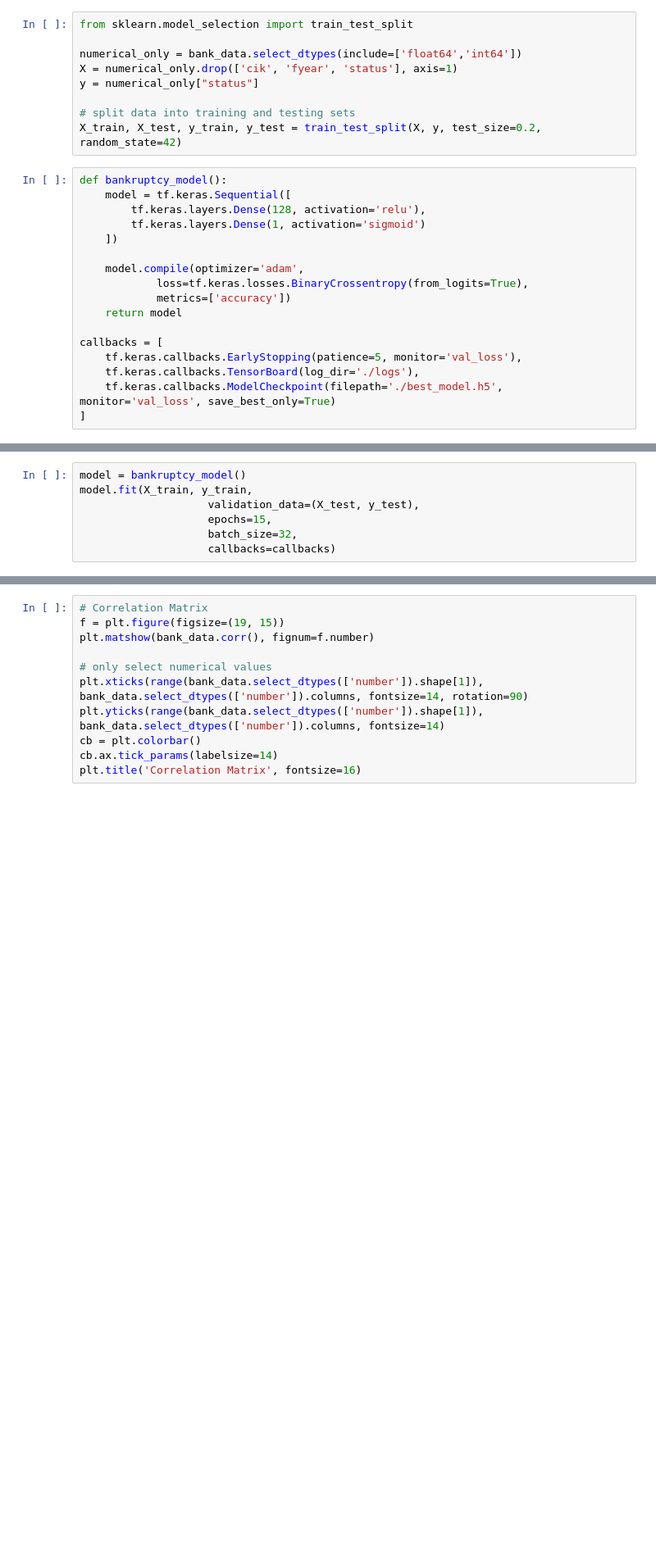
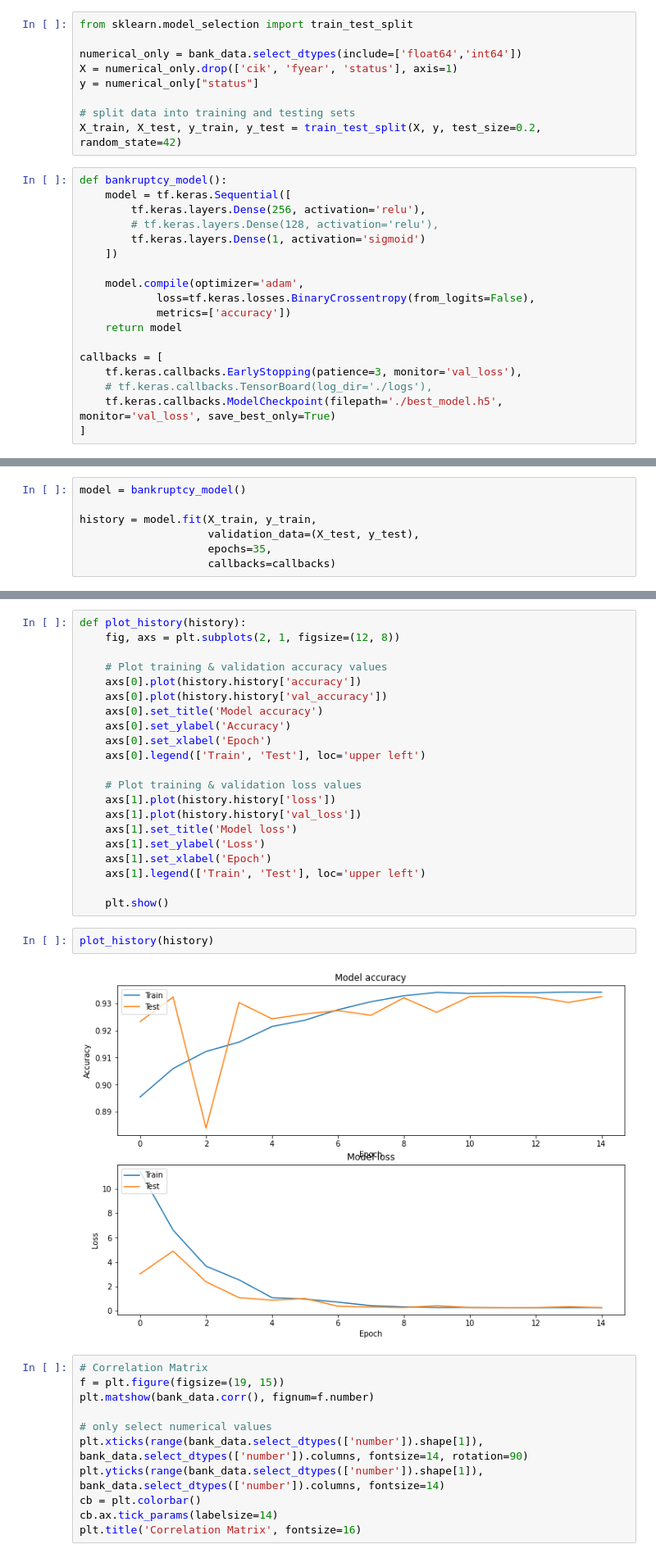
Before and after one commit to EvanaHolevas/going-concern-198, a Jupyter notebook: tf_bankruptcy.ipynb, the cells around one changed output, grey strips where cells are left out. Shown at 82% size. Saved outputs shown, nothing was run; the diff lists cells and outputs as text; blank space fills up the shorter version.

```diff
--- a/tf_bankruptcy.ipynb
+++ b/tf_bankruptcy.ipynb
@@ -21,17 +21,18 @@ X_train, X_test, y_train, y_test = train_test_split(X, y, test_size=0.2, random_
 # %%
 def bankruptcy_model():
     model = tf.keras.Sequential([
-        tf.keras.layers.Dense(128, activation='relu'),
+        tf.keras.layers.Dense(256, activation='relu'),
+        # tf.keras.layers.Dense(128, activation='relu'),
         tf.keras.layers.Dense(1, activation='sigmoid')
     ])
 
     model.compile(optimizer='adam',
-            loss=tf.keras.losses.BinaryCrossentropy(from_logits=True),
+            loss=tf.keras.losses.BinaryCrossentropy(from_logits=False),
             metrics=['accuracy'])
     return model
 
 callbacks = [
-    tf.keras.callbacks.EarlyStopping(patience=5, monitor='val_loss'),
-    tf.keras.callbacks.TensorBoard(log_dir='./logs'),
+    tf.keras.callbacks.EarlyStopping(patience=3, monitor='val_loss'),
+    # tf.keras.callbacks.TensorBoard(log_dir='./logs'),
     tf.keras.callbacks.ModelCheckpoint(filepath='./best_model.h5', monitor='val_loss', save_best_only=True)
 ]
@@ -38,8 +69,8 @@ callbacks = [
 # %%
 model = bankruptcy_model()
-model.fit(X_train, y_train,
+
+history = model.fit(X_train, y_train,
                     validation_data=(X_test, y_test),
-                    epochs=15,
-                    batch_size=32,
+                    epochs=35,
                     callbacks=callbacks)
 # %% [output]
@@ -79,3 +103,28 @@ test_loss, test_acc = model.evaluate(X_test, y_test)
+# %%
+def plot_history(history):
+    fig, axs = plt.subplots(2, 1, figsize=(12, 8))
+
+    # Plot training & validation accuracy values
+    axs[0].plot(history.history['accuracy'])
+    axs[0].plot(history.history['val_accuracy'])
+    axs[0].set_title('Model accuracy')
+    axs[0].set_ylabel('Accuracy')
+    axs[0].set_xlabel('Epoch')
+    axs[0].legend(['Train', 'Test'], loc='upper left')
+
+    # Plot training & validation loss values
+    axs[1].plot(history.history['loss'])
+    axs[1].plot(history.history['val_loss'])
+    axs[1].set_title('Model loss')
+    axs[1].set_ylabel('Loss')
+    axs[1].set_xlabel('Epoch')
+    axs[1].legend(['Train', 'Test'], loc='upper left')
+
+    plt.show()
+# %%
+plot_history(history)
+# %% [output]
+[figure, added]
 # %%
 # Correlation Matrix
 f = plt.figure(figsize=(19, 15))
```
Also changed, not shown: parts of 7 cells of this notebook, 2 other files.
